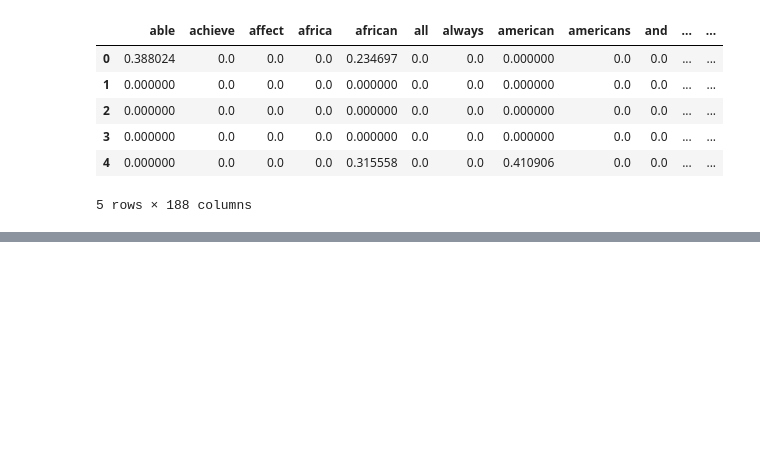
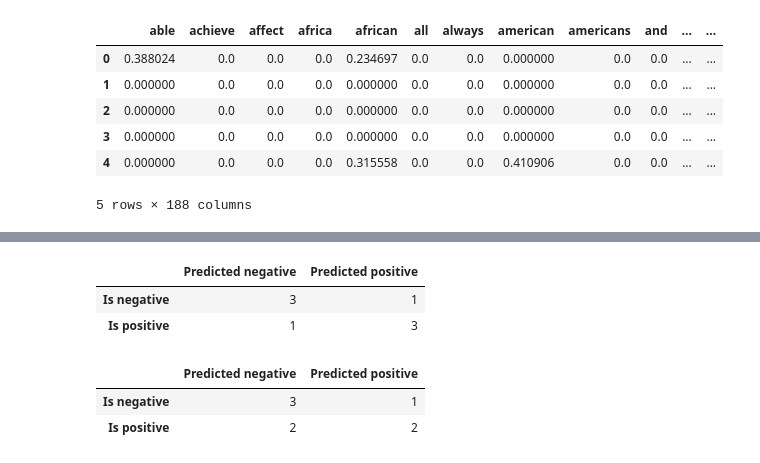
Before and after one commit to BeToast/Racially-Exclusive-Speech-Detection, a Jupyter notebook: mainDir/humblebeginnings.ipynb, the cells around one changed output, grey strips where cells are left out. Cells and saved outputs as stored; diff of their text form; code cells hidden in the pictures; blank space fills up the shorter version.

```diff
--- a/mainDir/humblebeginnings.ipynb
+++ b/mainDir/humblebeginnings.ipynb
@@ -48,0 +195,5 @@ from sklearn.ensemble import RandomForestClassifier
+# %%
+from sklearn.metrics import confusion_matrix
+
+y_test = data_test["inc"].astype(str)
+X_test = data_test_words_df
@@ -48,0 +224,24 @@ from sklearn.ensemble import RandomForestClassifier
+# %%
+y_pred_svc = svc.predict(data_test_words_df)
+matrix = confusion_matrix(y_test, y_pred_svc)
+
+label_names = pd.Series(['negative', 'positive'])
+pd.DataFrame(matrix,
+     columns='Predicted ' + label_names,
+     index='Is ' + label_names)
+# %% [output]
+|  | Predicted negative | Predicted positive |
+| Is negative | 3 | 1 |
+| Is positive | 1 | 3 |
+# %%
+y_pred_bayes = bayes.predict(data_test_words_df)
+matrix = confusion_matrix(y_test, y_pred_bayes)
+
+label_names = pd.Series(['negative', 'positive'])
+pd.DataFrame(matrix,
+     columns='Predicted ' + label_names,
+     index='Is ' + label_names)
+# %% [output]
+|  | Predicted negative | Predicted positive |
+| Is negative | 3 | 1 |
+| Is positive | 2 | 2 |
```
Also changed, not shown: parts of 19 cells of this notebook.
